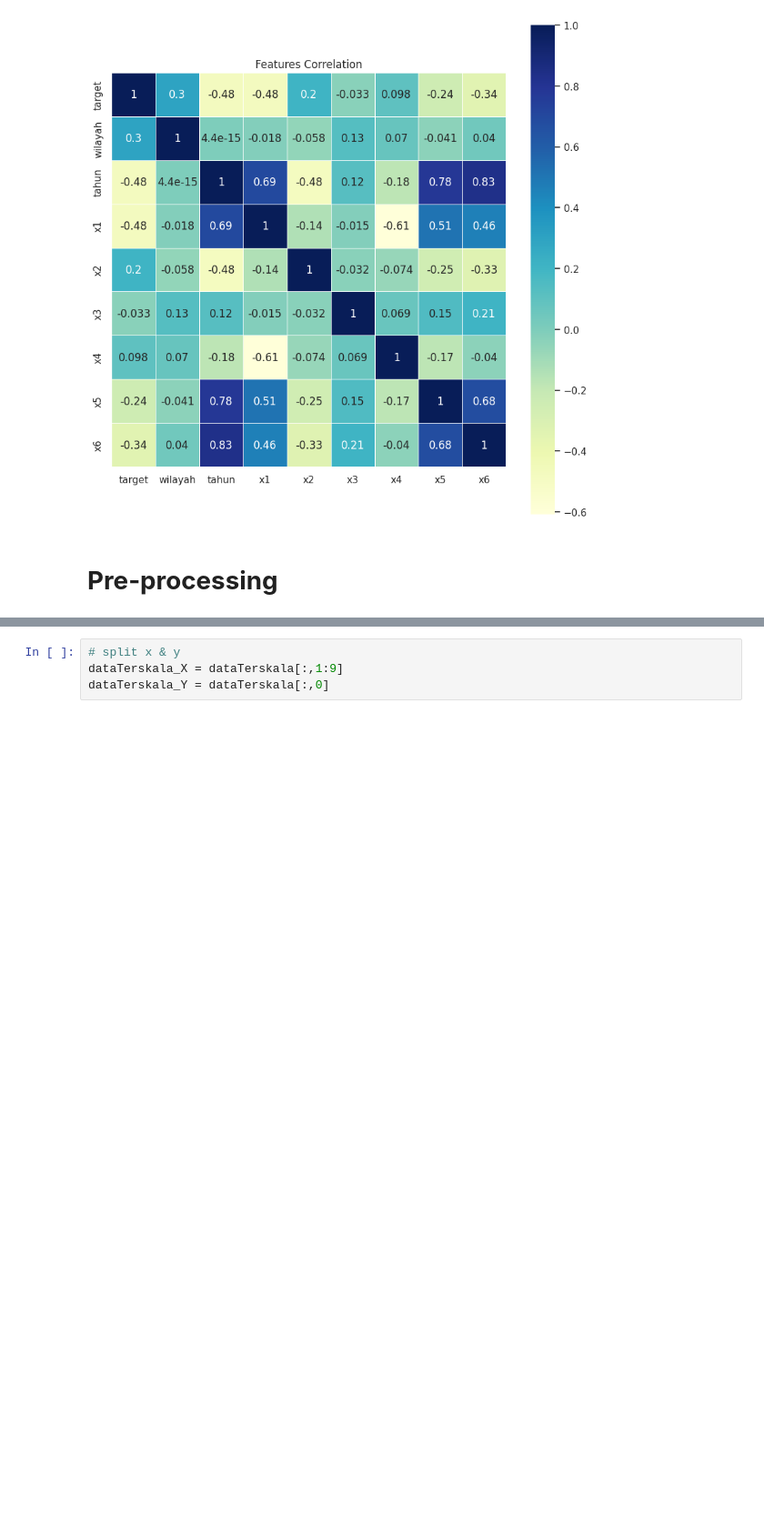
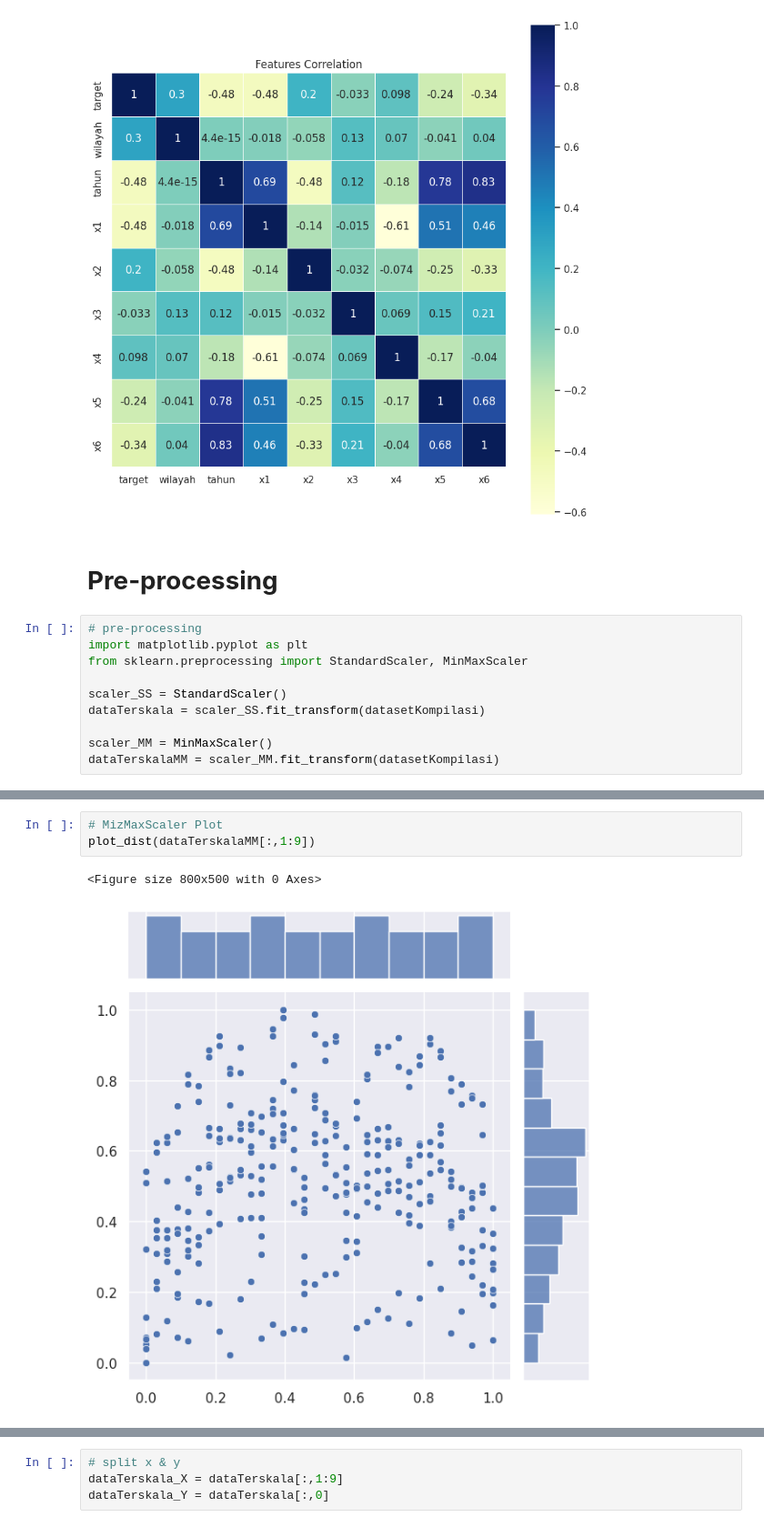
Before and after one commit to habib-roy/google-colab-source-code, a Jupyter notebook: Prediksi_Prevalensi_Stunting_menggunakan_OLS_Regresi.ipynb, the cells around one changed output, grey strips where cells are left out. Shown at 91% size. Drawn from its saved outputs; the diff is of its cells as text; blank space fills up the shorter version.

```diff
--- a/Prediksi_Prevalensi_Stunting_menggunakan_OLS_Regresi.ipynb
+++ b/Prediksi_Prevalensi_Stunting_menggunakan_OLS_Regresi.ipynb
@@ -122,3 +122,13 @@ Text(0.5, 1.0, 'Features Correlation')
 [figure]
 # %% [markdown]
 # **Pre-processing**
+# %%
+# pre-processing
+import matplotlib.pyplot as plt
+from sklearn.preprocessing import StandardScaler, MinMaxScaler
+
+scaler_SS = StandardScaler()
+dataTerskala = scaler_SS.fit_transform(datasetKompilasi)
+
+scaler_MM = MinMaxScaler()
+dataTerskalaMM = scaler_MM.fit_transform(datasetKompilasi)
@@ -124,0 +208,6 @@ Text(0.5, 1.0, 'Features Correlation')
+# %%
+# MizMaxScaler Plot
+plot_dist(dataTerskalaMM[:,1:9])
+# %% [output]
+<Figure size 800x500 with 0 Axes>
+[figure, added]
```
Also changed, not shown: parts of 8 cells of this notebook.
